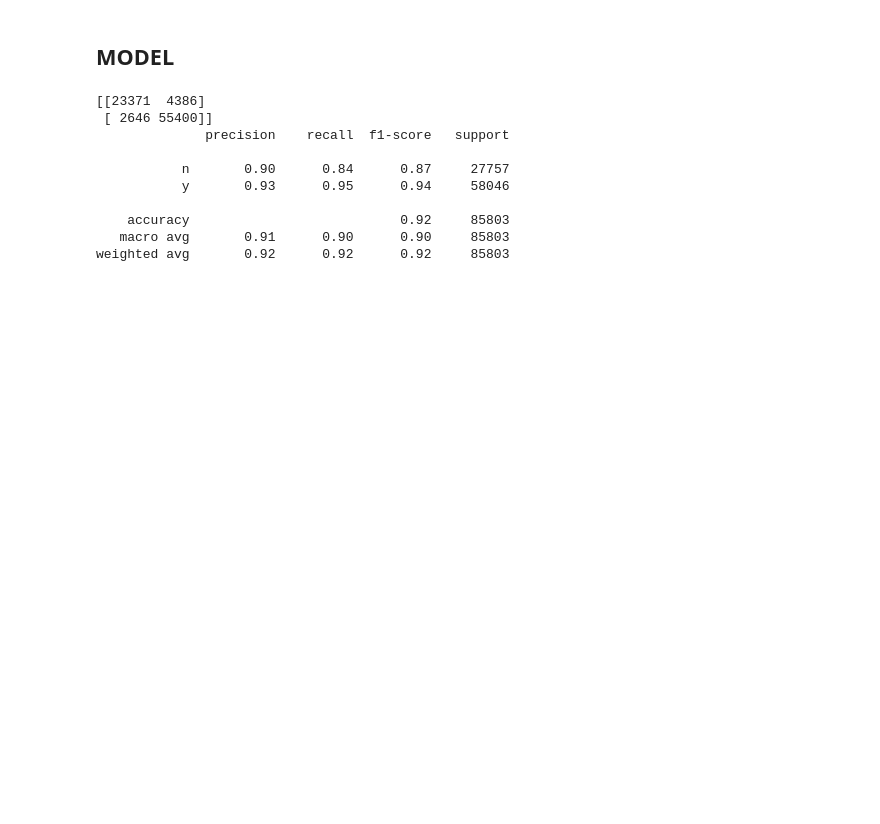
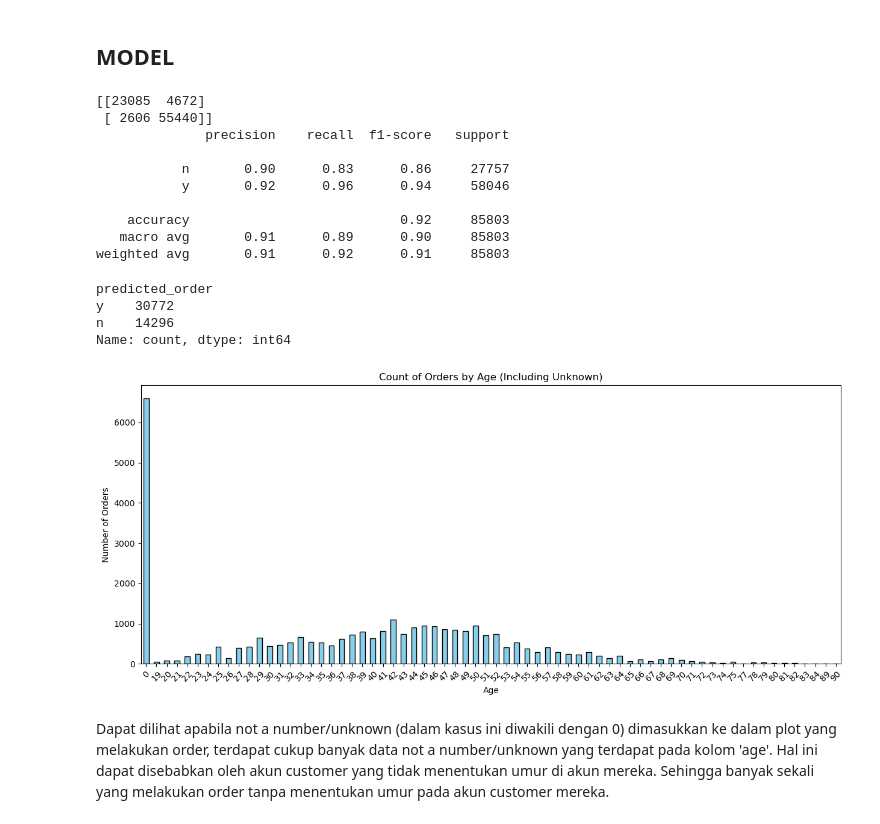
Before and after one commit to DatBoiSUS-Baka/Tugas3_Kelompok3, a Jupyter notebook: tugas3.ipynb, the cells around one changed output. Cells and saved outputs as stored; diff of their text form; code cells hidden in the pictures; blank space fills up the shorter version.

Commit message:
Melakukan revisi terhadap notebook

```diff
--- a/tugas3.ipynb
+++ b/tugas3.ipynb
@@ -41,10 +65,5 @@ df_train[obj] = obj_imputer.fit_transform(df_train[obj])
 # %%
-# Menentukan feature mana saja yang akan digunakan dalam model
-x = df_train.iloc[:, [2, 3, 4, 5, 6, 7, 8, 10, 11, 12, 16, 18, 19, 20, 22]].values
-# Menentukan target hasil prediksi
-y = df_train.iloc[:, -1].values
-
-# Melakuakn import library
+# Melakukan import library
 from sklearn.preprocessing import StandardScaler
 from sklearn.ensemble import RandomForestClassifier
 from sklearn.model_selection import train_test_split
@@ -53,7 +72,7 @@ from sklearn.metrics import accuracy_score
 from sklearn.metrics import classification_report
 
 # Membagi dua dataset menjadi data training dan data validation
-x_train, x_test, y_train, y_test = train_test_split(x, y, test_size=0.2, random_state=0)
+x_train, x_test, y_train, y_test = train_test_split(X, Y, test_size=0.2, random_state=0)
 
 # Melakuakn scaling data
 scaler = StandardScaler()
@@ -70,18 +89,71 @@ y_pred = classi.predict(x_test)
 # Membuat confusion matrix serta accuracy score untuk evaluasi
 cm = confusion_matrix(y_test, y_pred)
 acc = accuracy_score(y_test, y_pred)
+
 # Menampilkan hasil evaluasi
 print(cm)
 print(classification_report(y_test, y_pred))
 # %% [output]
-[[23371  4386]
- [ 2646 55400]]
+[[23085  4672]
+ [ 2606 55440]]
               precision    recall  f1-score   support
 
-           n       0.90      0.84      0.87     27757
-           y       0.93      0.95      0.94     58046
+           n       0.90      0.83      0.86     27757
+           y       0.92      0.96      0.94     58046
 
     accuracy                           0.92     85803
-   macro avg       0.91      0.90      0.90     85803
-weighted avg       0.92      0.92      0.92     85803
+   macro avg       0.91      0.89      0.90     85803
+weighted avg       0.91      0.92      0.91     85803
+# %%
+# Melakukan import data test dan melakukan EDA
+df_test = pd.read_csv("transact_class.txt", sep="|")
+
+# Mengubah "?" menjadi not a number
+df_test = df_test.replace('?', np.nan)
+
+# Menentukan feature/kolom yang akan digunakan
+x = df_test.iloc[:, [2, 3, 4, 5, 6, 7, 8, 10, 11, 12, 16, 18, 19, 20, 22]].values
+
+# Melakukan scaling data
+scaler = StandardScaler()
+x_test = scaler.fit_transform(x)
+
+# Melakukan prediksi menggunakan model yang telah ada
+predicted_test = classi.predict(x_test)
+# Menambahkan kolom 'predicted_order' pada dataframe 'df_test'
+df_test['predicted_order'] = predicted_test
+
+# Melihat jumlah order yang diprediksi menjadi 'y' dan 'n'
+df_test['predicted_order'].value_counts()
+# %% [output]
+predicted_order
+y    30772
+n    14296
+Name: count, dtype: int64
+# %%
+# Menambah kolom baru untuk age yang sudah diintegrasikan dengan data kosong, sehingga akan muncul dalam plot
+
+df_test["age_cleaned"] = pd.to_numeric(df_test["age"], errors="coerce")  # Ubah umur yang valid menjadi numeric
+df_test["age_cleaned"] = df_test["age_cleaned"].fillna(0).astype(int)    # Mengubah bentuk age_cleaned menjadi integer
+
+# Melakukan filter untuk order yang bernilai 'y'
+orders = df_test[df_test["predicted_order"] == "y"]
+
+# hitung jumlah berdasarkan umur (termasuk "Unknown", yang pada plot ini diwakili menjadi 0)
+order_counts = orders["age_cleaned"].value_counts().sort_index()
+
+# Buat bar plot
+plt.figure(figsize=(15, 6))
+order_counts.plot(kind="bar", color="skyblue", edgecolor="black")
+
+# Menambahkan label dan judul
+plt.title("Count of Orders by Age (Including Unknown)")
+plt.xlabel("Age")
+plt.ylabel("Number of Orders")
+plt.xticks(rotation=45)
+plt.show()
+# %% [output]
+[figure, added]
+# %% [markdown]
+Dapat dilihat apabila not a number/unknown (dalam kasus ini diwakili dengan 0) dimasukkan ke dalam plot yang melakukan order, terdapat cukup banyak data not a number/unknown yang terdapat pada kolom 'age'. Hal ini dapat disebabkan oleh akun customer yang tidak menentukan umur di akun mereka. Sehingga banyak sekali yang melakukan order tanpa menentukan umur pada akun customer mereka.
 # %%
```
Also changed, not shown: parts of 5 cells of this notebook.
